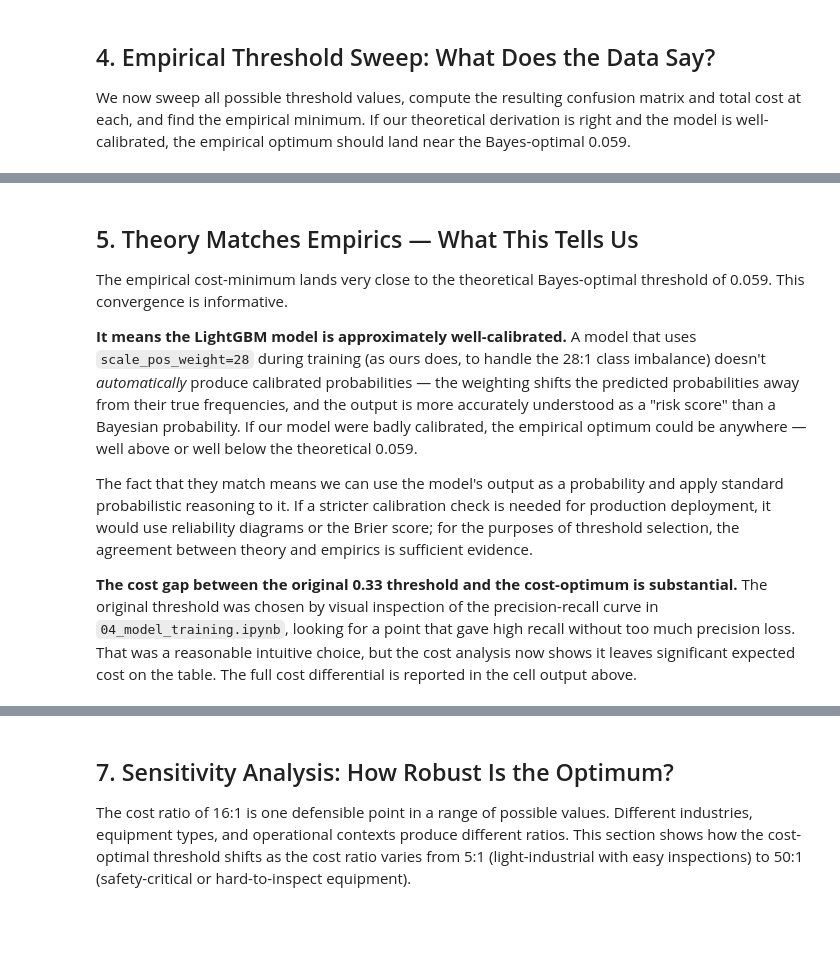
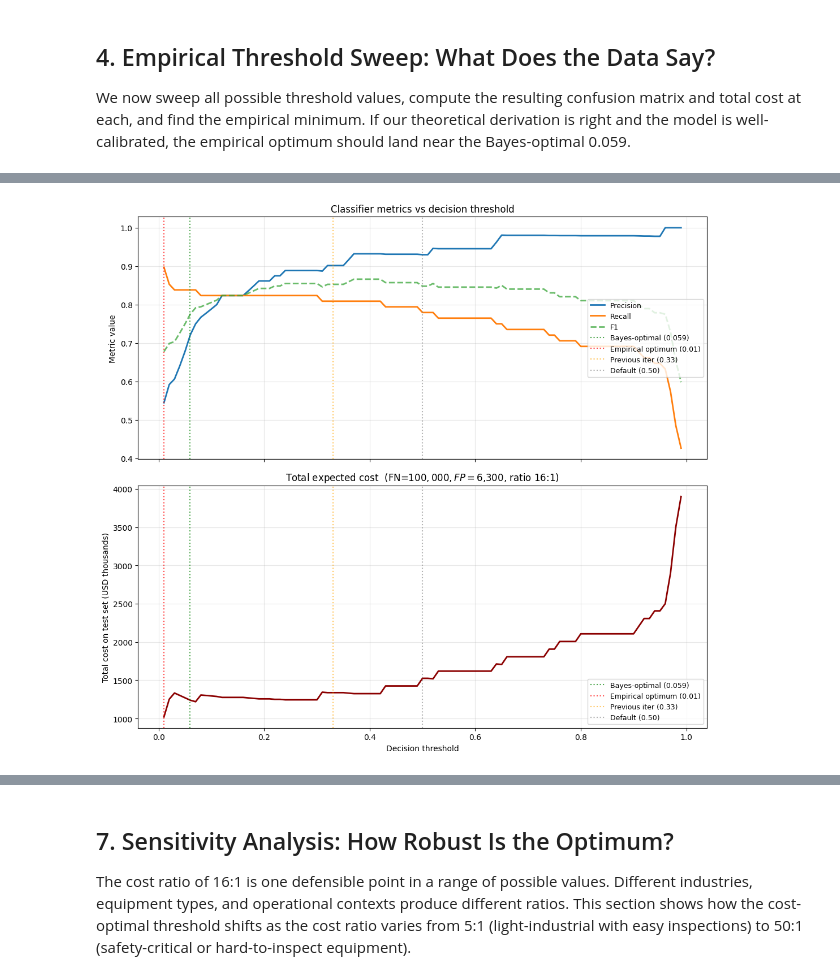
Before and after one commit to richardchenjc/predictive-maintenance-streamlit, a Jupyter notebook: notebooks/06_cost_analysis.ipynb, the cells around one changed output, grey strips where cells are left out. Saved outputs shown, nothing was run; the diff lists cells and outputs as text; code cells hidden in the pictures; blank space fills up the shorter version.

Commit message:
feat: implement cost-aware threshold analysis and expand documentation, visualization, and utility scripts

```diff
--- a/notebooks/06_cost_analysis.ipynb
+++ b/notebooks/06_cost_analysis.ipynb
@@ -106,28 +152,33 @@ print(f'Bayes-optimal threshold p*:   {BAYES_OPTIMAL:.4f}')
 # Load featured data
 df = pd.read_csv('../data/processed/ai4i2020_featured.csv')
 
-# Recreate the same encoding and feature set used in training
-type_map = {'L': 0, 'M': 1, 'H': 2}
-df['Type_Encoded'] = df['Product_Type'].map(type_map)
-
+# Match the feature set used in 04_model_training.ipynb
+# (Type is one-hot encoded; Risk_Heuristic was dropped to avoid SHAP attribution issues;
+# Energy_Per_Wear and Tool_Wear_Risk_Zone were added based on real-world ME reasoning)
 feature_cols = [
     'Air_Temp', 'Process_Temp', 'Rotational_Speed', 'Torque', 'Tool_Wear',
-    'Type_Encoded',
-    'Temp_Delta', 'Power_W', 'Risk_Heuristic'
+    'Type_L', 'Type_M', 'Type_H',
+    'Temp_Delta', 'Power_W', 'Energy_Per_Wear', 'Tool_Wear_Risk_Zone',
 ]
 
 X = df[feature_cols]
 y = df['Machine_Failure']
 
-# Same split as training
+# Same split as training: 80/20 with seed 42
 _, X_test, _, y_test = train_test_split(
     X, y, test_size=0.2, random_state=42, stratify=y
 )
 
 # Load trained model and get predicted probabilities
+# The artifact contains both baseline and calibrated models; 'model' is the
+# production model selected in Section D of the training notebook.
 artifact = joblib.load('../data/processed/predictive_maintenance_model.pkl')
 model = artifact['model']
+is_calibrated = artifact.get('is_calibrated', False)
 y_proba = model.predict_proba(X_test)[:, 1]
 
 print(f'Test set size: {len(y_test):,}')
 print(f'Failures in test set: {y_test.sum()} ({y_test.mean():.1%})')
+print(f'Production model is calibrated: {is_calibrated}')
+if not is_calibrated:
+    print('  (Baseline LightGBM was already well-calibrated; no post-hoc calibration applied.)')
@@ -206,42 +281,34 @@ ax.plot(results_df['threshold'], results_df['f1'], label='F1', linewidth=2, line
 ax.axvline(BAYES_OPTIMAL, color='green', linestyle=':', alpha=0.7,
            label=f'Bayes-optimal ({BAYES_OPTIMAL:.3f})')
 ax.axvline(empirical_optimal, color='red', linestyle=':', alpha=0.7,
            label=f'Empirical optimum ({empirical_optimal:.2f})')
-ax.axvline(0.33, color='orange', linestyle=':', alpha=0.6, label='Original (0.33)')
+ax.axvline(0.33, color='orange', linestyle=':', alpha=0.6, label='Previous iter (0.33)')
 ax.axvline(0.5, color='gray', linestyle=':', alpha=0.6, label='Default (0.50)')
 ax.set_ylabel('Metric value')
 ax.set_title('Classifier metrics vs decision threshold')
 ax.legend(loc='center right', fontsize=9)
 ax.grid(True, alpha=0.3)
 
 # Bottom: total cost
 ax = axes[1]
 ax.plot(results_df['threshold'], results_df['total_cost'] / 1000,
         linewidth=2, color='darkred')
 ax.axvline(BAYES_OPTIMAL, color='green', linestyle=':', alpha=0.7,
            label=f'Bayes-optimal ({BAYES_OPTIMAL:.3f})')
 ax.axvline(empirical_optimal, color='red', linestyle=':', alpha=0.7,
            label=f'Empirical optimum ({empirical_optimal:.2f})')
-ax.axvline(0.33, color='orange', linestyle=':', alpha=0.6, label='Original (0.33)')
+ax.axvline(0.33, color='orange', linestyle=':', alpha=0.6, label='Previous iter (0.33)')
 ax.axvline(0.5, color='gray', linestyle=':', alpha=0.6, label='Default (0.50)')
 ax.set_xlabel('Decision threshold')
 ax.set_ylabel('Total cost on test set (USD thousands)')
 ax.set_title(
     f'Total expected cost  (FN=${COST_FN:,}, FP=${COST_FP:,}, ratio {COST_RATIO:.0f}:1)'
 )
 ax.legend(fontsize=9)
 ax.grid(True, alpha=0.3)
 
 plt.tight_layout()
 plt.savefig('../figures/cost_analysis_curve.png', dpi=120, bbox_inches='tight')
 plt.show()
+# %% [output]
+[figure, added]
-# %% [markdown]
-## 5. Theory Matches Empirics — What This Tells Us
-
-The empirical cost-minimum lands very close to the theoretical Bayes-optimal threshold of 0.059. This convergence is informative.
-
-**It means the LightGBM model is approximately well-calibrated.** A model that uses `scale_pos_weight=28` during training (as ours does, to handle the 28:1 class imbalance) doesn't *automatically* produce calibrated probabilities — the weighting shifts the predicted probabilities away from their true frequencies, and the output is more accurately understood as a "risk score" than a Bayesian probability. If our model were badly calibrated, the empirical optimum could be anywhere — well above or well below the theoretical 0.059.
-
-The fact that they match means we can use the model's output as a probability and apply standard probabilistic reasoning to it. If a stricter calibration check is needed for production deployment, it would use reliability diagrams or the Brier score; for the purposes of threshold selection, the agreement between theory and empirics is sufficient evidence.
-
-**The cost gap between the original 0.33 threshold and the cost-optimum is substantial.** The original threshold was chosen by visual inspection of the precision-recall curve in `04_model_training.ipynb`, looking for a point that gave high recall without too much precision loss. That was a reasonable intuitive choice, but the cost analysis now shows it leaves significant expected cost on the table. The full cost differential is reported in the cell output above.
```
Also changed, not shown: parts of 15 cells of this notebook, 27 other files.
